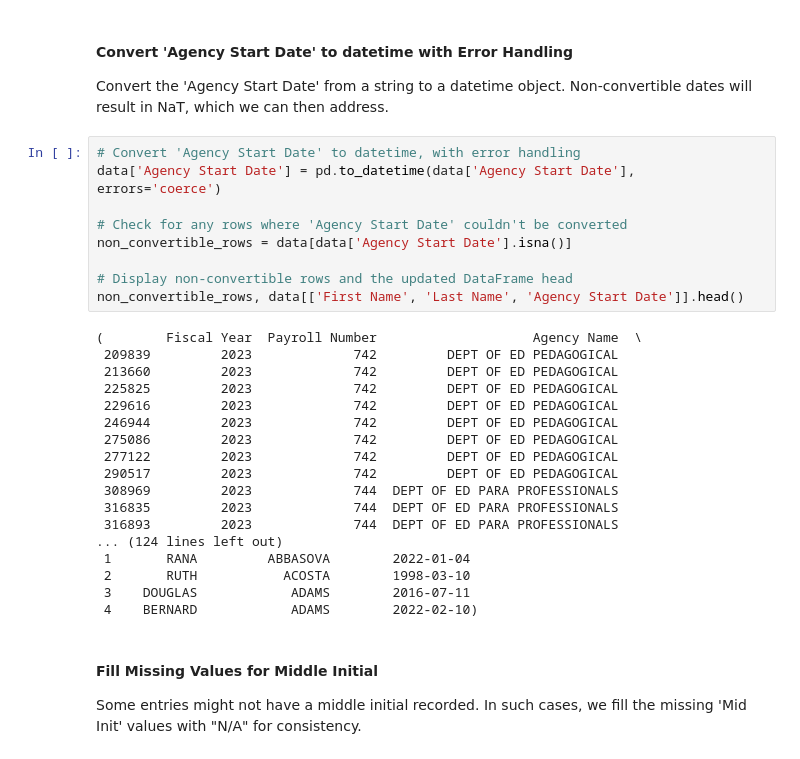
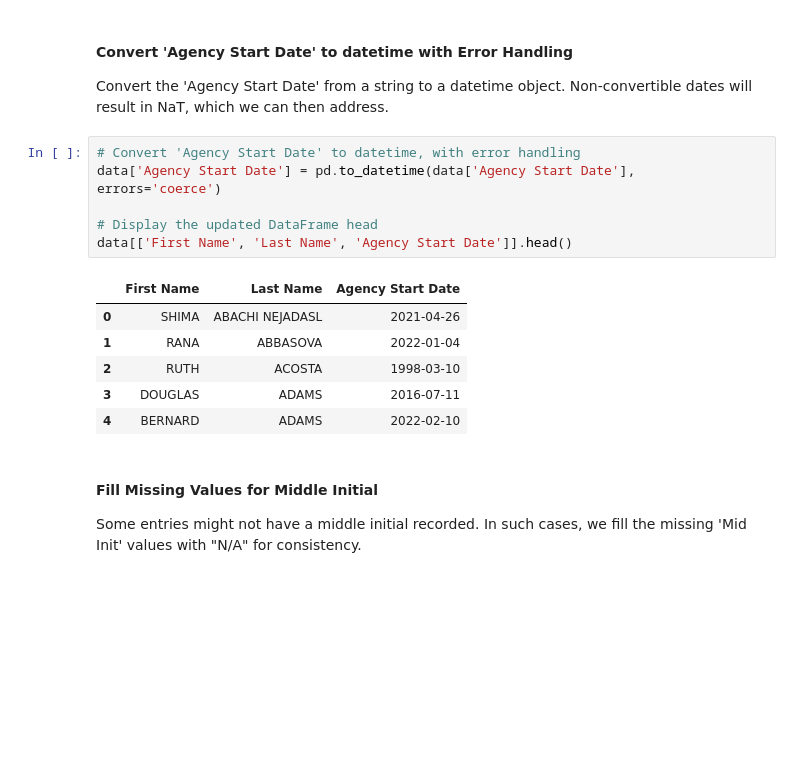
Before and after one commit to dbdesign-students-spring2024/8-pandas-exploration-MichaelJiang3174, a Jupyter notebook: analysis.ipynb, the cells around one changed output. Cells and saved outputs as stored; diff of their text form; blank space fills up the shorter version.

```diff
--- a/analysis.ipynb
+++ b/analysis.ipynb
@@ -150,30 +150,16 @@ Convert the 'Agency Start Date' from a string to a datetime object. Non-converti
 # %%
 # Convert 'Agency Start Date' to datetime, with error handling
 data['Agency Start Date'] = pd.to_datetime(data['Agency Start Date'], errors='coerce')
 
-# Check for any rows where 'Agency Start Date' couldn't be converted
-non_convertible_rows = data[data['Agency Start Date'].isna()]
-
-# Display non-convertible rows and the updated DataFrame head
-non_convertible_rows, data[['First Name', 'Last Name', 'Agency Start Date']].head()
+# Display the updated DataFrame head
+data[['First Name', 'Last Name', 'Agency Start Date']].head()
 # %% [output]
-(        Fiscal Year  Payroll Number                    Agency Name  \
- 209839         2023             742         DEPT OF ED PEDAGOGICAL
- 213660         2023             742         DEPT OF ED PEDAGOGICAL
- 225825         2023             742         DEPT OF ED PEDAGOGICAL
- 229616         2023             742         DEPT OF ED PEDAGOGICAL
- 246944         2023             742         DEPT OF ED PEDAGOGICAL
- 275086         2023             742         DEPT OF ED PEDAGOGICAL
- 277122         2023             742         DEPT OF ED PEDAGOGICAL
- 290517         2023             742         DEPT OF ED PEDAGOGICAL
- 308969         2023             744  DEPT OF ED PARA PROFESSIONALS
- 316835         2023             744  DEPT OF ED PARA PROFESSIONALS
- 316893         2023             744  DEPT OF ED PARA PROFESSIONALS
-... (124 lines left out)
- 1       RANA         ABBASOVA        2022-01-04
- 2       RUTH           ACOSTA        1998-03-10
- 3    DOUGLAS            ADAMS        2016-07-11
- 4    BERNARD            ADAMS        2022-02-10)
+|  | First Name | Last Name | Agency Start Date |
+| 0 | SHIMA | ABACHI NEJADASL | 2021-04-26 |
+| 1 | RANA | ABBASOVA | 2022-01-04 |
+| 2 | RUTH | ACOSTA | 1998-03-10 |
+| 3 | DOUGLAS | ADAMS | 2016-07-11 |
+| 4 | BERNARD | ADAMS | 2022-02-10 |
 # %% [markdown]
 #### Fill Missing Values for Middle Initial
 Some entries might not have a middle initial recorded. In such cases, we fill the missing 'Mid Init' values with "N/A" for consistency.
```
